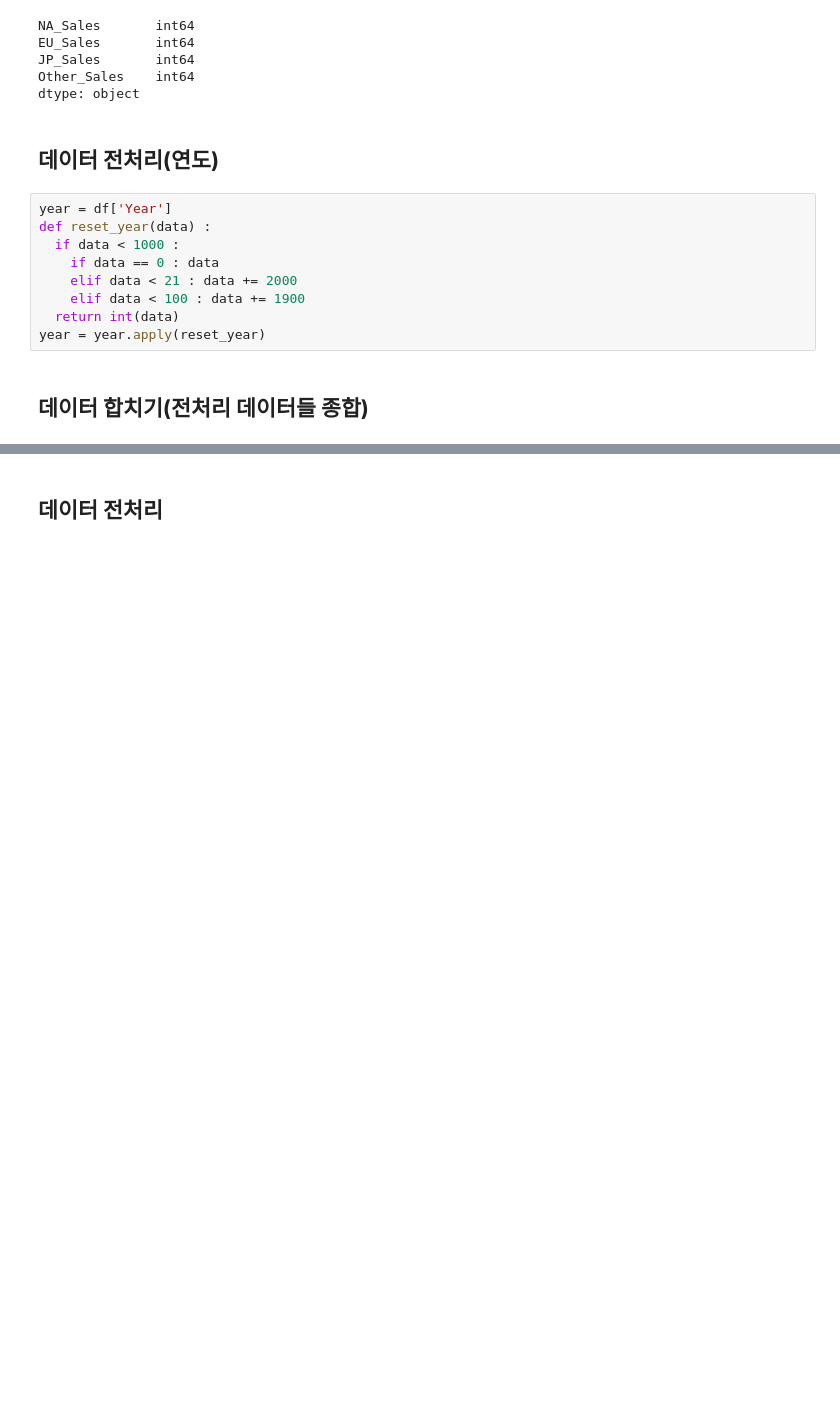
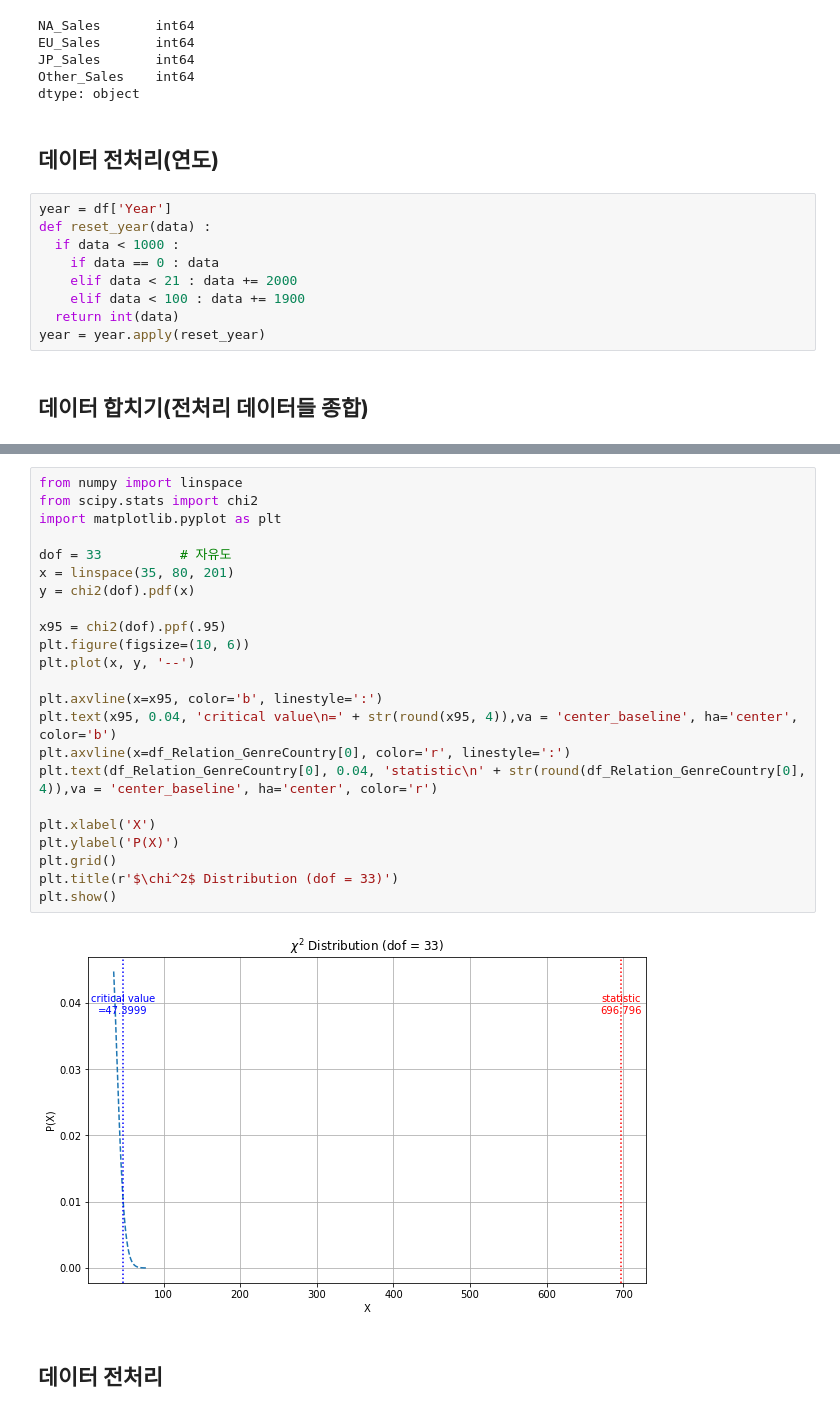
Before and after one commit to Harry-000/cs-section-project, a Jupyter notebook: AI06_Section1_Project.ipynb, the cells around one changed output, grey strips where cells are left out. Cells and saved outputs as stored; diff of their text form; blank space fills up the shorter version.

```diff
--- a/AI06_Section1_Project.ipynb
+++ b/AI06_Section1_Project.ipynb
@@ -139,2 +139,27 @@ df_Relation_GenreCountry
+# %%
+from numpy import linspace
+from scipy.stats import chi2
+import matplotlib.pyplot as plt
+
+dof = 33          # 자유도
+x = linspace(35, 80, 201)
+y = chi2(dof).pdf(x)
+
+x95 = chi2(dof).ppf(.95)
+plt.figure(figsize=(10, 6))
+plt.plot(x, y, '--')
+
+plt.axvline(x=x95, color='b', linestyle=':')
+plt.text(x95, 0.04, 'critical value\n=' + str(round(x95, 4)),va = 'center_baseline', ha='center', color='b')
+plt.axvline(x=df_Relation_GenreCountry[0], color='r', linestyle=':')
+plt.text(df_Relation_GenreCountry[0], 0.04, 'statistic\n' + str(round(df_Relation_GenreCountry[0], 4)),va = 'center_baseline', ha='center', color='r')
+
+plt.xlabel('X')
+plt.ylabel('P(X)')
+plt.grid()
+plt.title(r'$\chi^2$ Distribution (dof = 33)')
+plt.show()
+# %% [output]
+[figure, added]
 # %% [markdown]
 ## **데이터 전처리**
```
Also changed, not shown: parts of 5 cells of this notebook.
